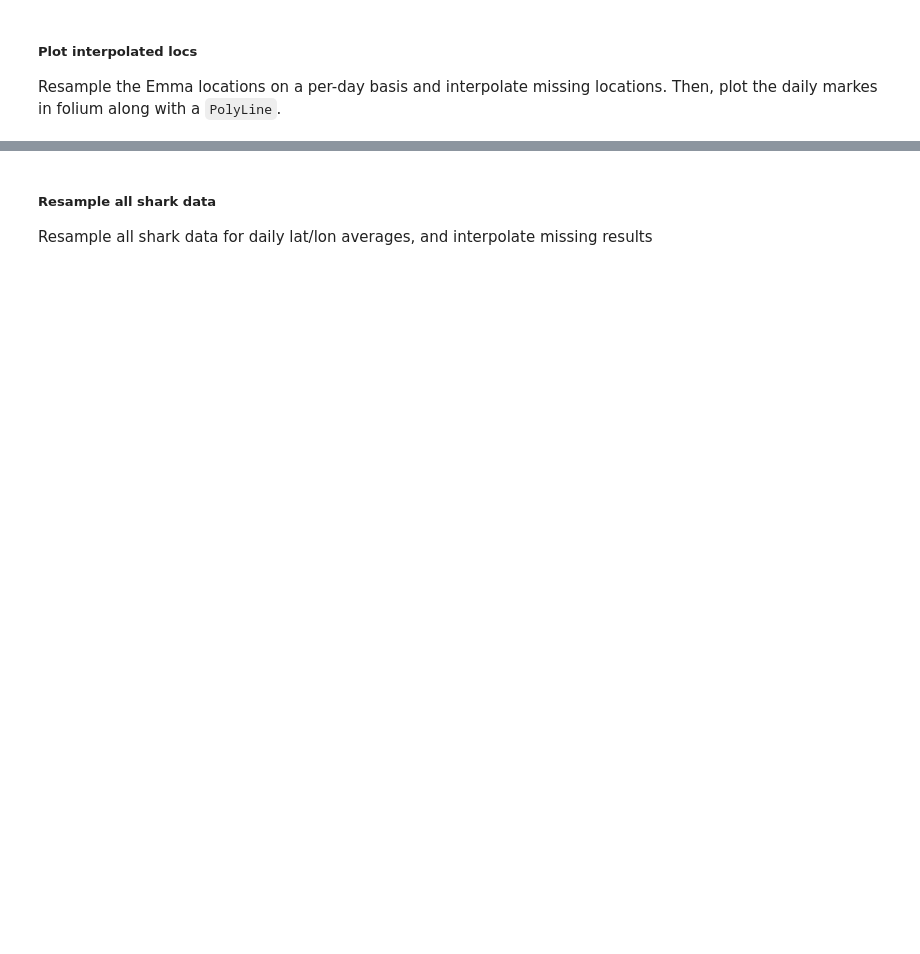
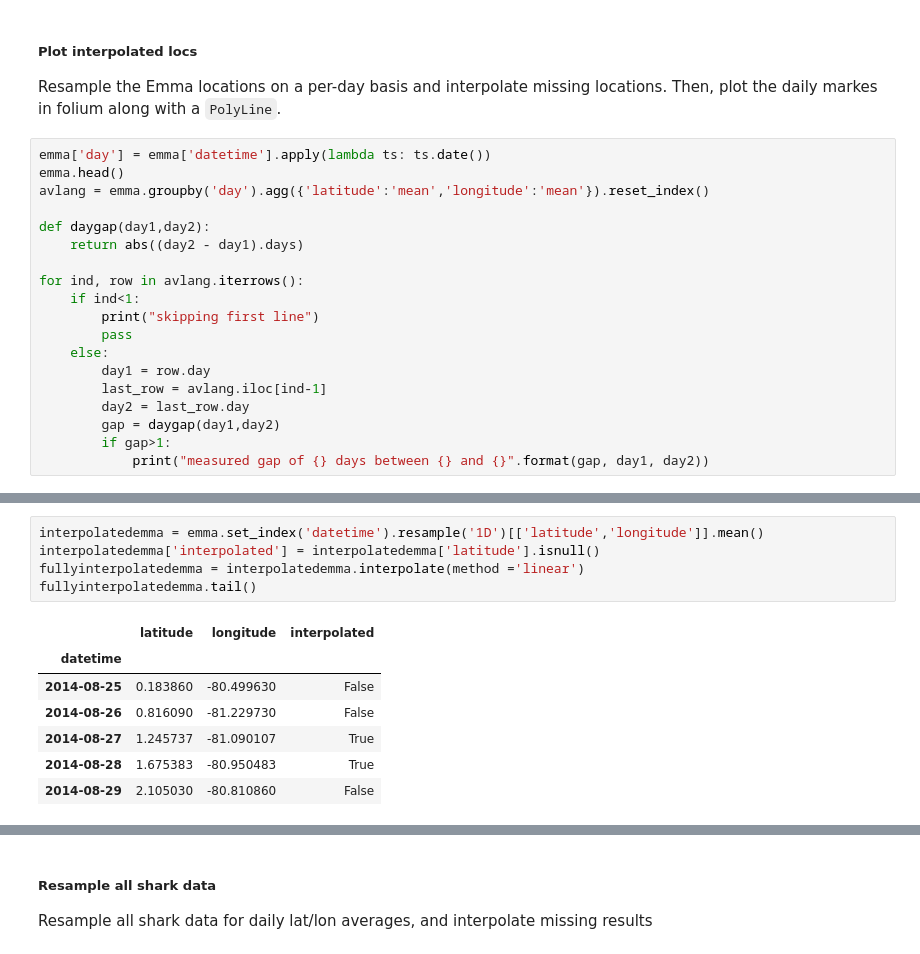
Before and after one commit to elsharkk/ocearch, a Jupyter notebook: 3. Hard Challenge.ipynb, the cells around one changed output, grey strips where cells are left out. Drawn from its saved outputs; the diff is of its cells as text; blank space fills up the shorter version.

```diff
--- a/3. Hard Challenge.ipynb
+++ b/3. Hard Challenge.ipynb
@@ -55,3 +147,22 @@ Plot the ping locations for the shark named Emma as a `PolyLine` in folium.  Inc
 # %% [markdown]
 ##### Plot interpolated locs
 Resample the Emma locations on a per-day basis and interpolate missing locations.  Then, plot the daily markes in folium along with a `PolyLine`.
+# %%
+emma['day'] = emma['datetime'].apply(lambda ts: ts.date())
+emma.head()
+avlang = emma.groupby('day').agg({'latitude':'mean','longitude':'mean'}).reset_index()
+
+def daygap(day1,day2):
+    return abs((day2 - day1).days)
+
+for ind, row in avlang.iterrows():
+    if ind<1:
+        print("skipping first line")
+        pass
+    else:
+        day1 = row.day
+        last_row = avlang.iloc[ind-1]
+        day2 = last_row.day
+        gap = daygap(day1,day2)
+        if gap>1:
+            print("measured gap of {} days between {} and {}".format(gap, day1, day2))
@@ -57,0 +188,13 @@ Resample the Emma locations on a per-day basis and interpolate missing locations
+# %%
+interpolatedemma = emma.set_index('datetime').resample('1D')[['latitude','longitude']].mean()
+interpolatedemma['interpolated'] = interpolatedemma['latitude'].isnull()
+fullyinterpolatedemma = interpolatedemma.interpolate(method ='linear')
+fullyinterpolatedemma.tail()
+# %% [output]
+|  | latitude | longitude | interpolated |
+| datetime |  |  |  |
+| 2014-08-25 | 0.183860 | -80.499630 | False |
+| 2014-08-26 | 0.816090 | -81.229730 | False |
+| 2014-08-27 | 1.245737 | -81.090107 | True |
+| 2014-08-28 | 1.675383 | -80.950483 | True |
+| 2014-08-29 | 2.105030 | -80.810860 | False |
```
Also changed, not shown: parts of 12 cells of this notebook, 3 other files.
